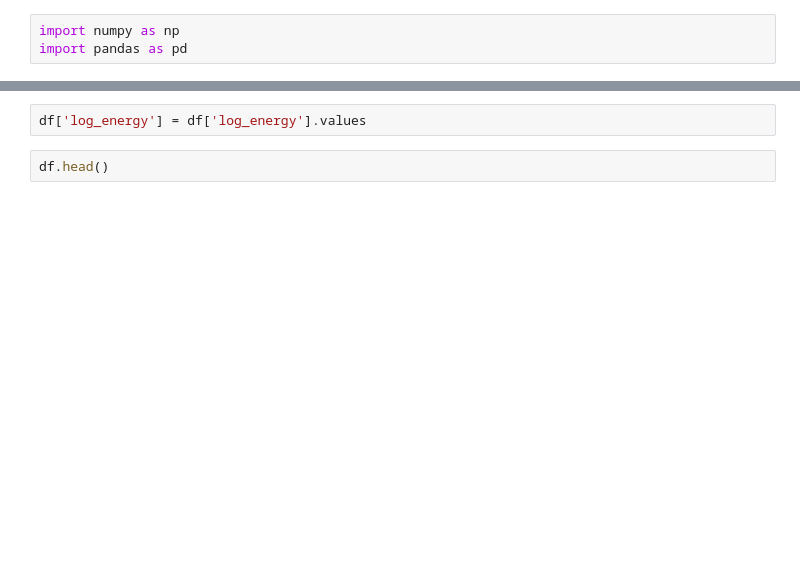
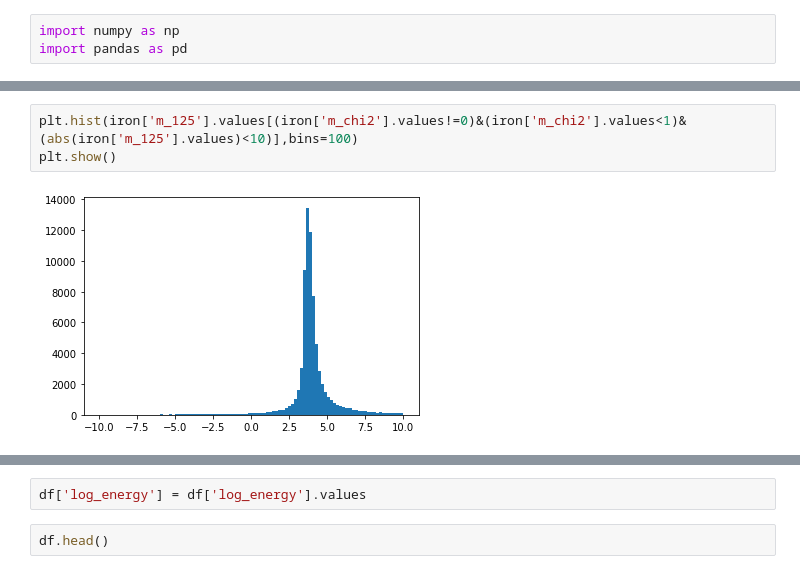
Before and after one commit to andyPhysics/CosmicRay, a Jupyter notebook: NN/NN_fitter.ipynb, the cells around one changed output, grey strips where cells are left out. Drawn from its saved outputs; the diff is of its cells as text; blank space fills up the shorter version.

```diff
--- a/NN/NN_fitter.ipynb
+++ b/NN/NN_fitter.ipynb
@@ -34,0 +111,5 @@ Index(['Unnamed: 0', 'mass', 'energy', 'zenith', 'S125', 'energy_loss',
+# %%
+plt.hist(iron['m_125'].values[(iron['m_chi2'].values!=0)&(iron['m_chi2'].values<1)&(abs(iron['m_125'].values)<10)],bins=100)
+plt.show()
+# %% [output]
+[figure, added]
```
Also changed, not shown: parts of 83 cells of this notebook, 5 other files.
